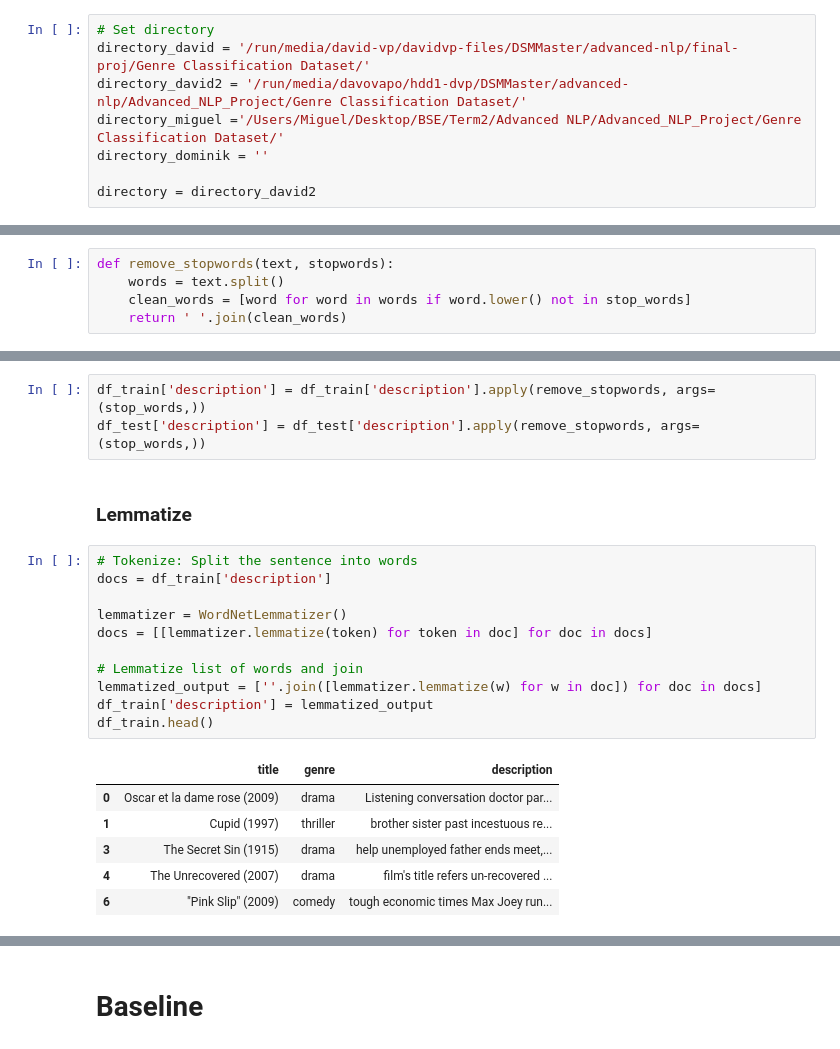
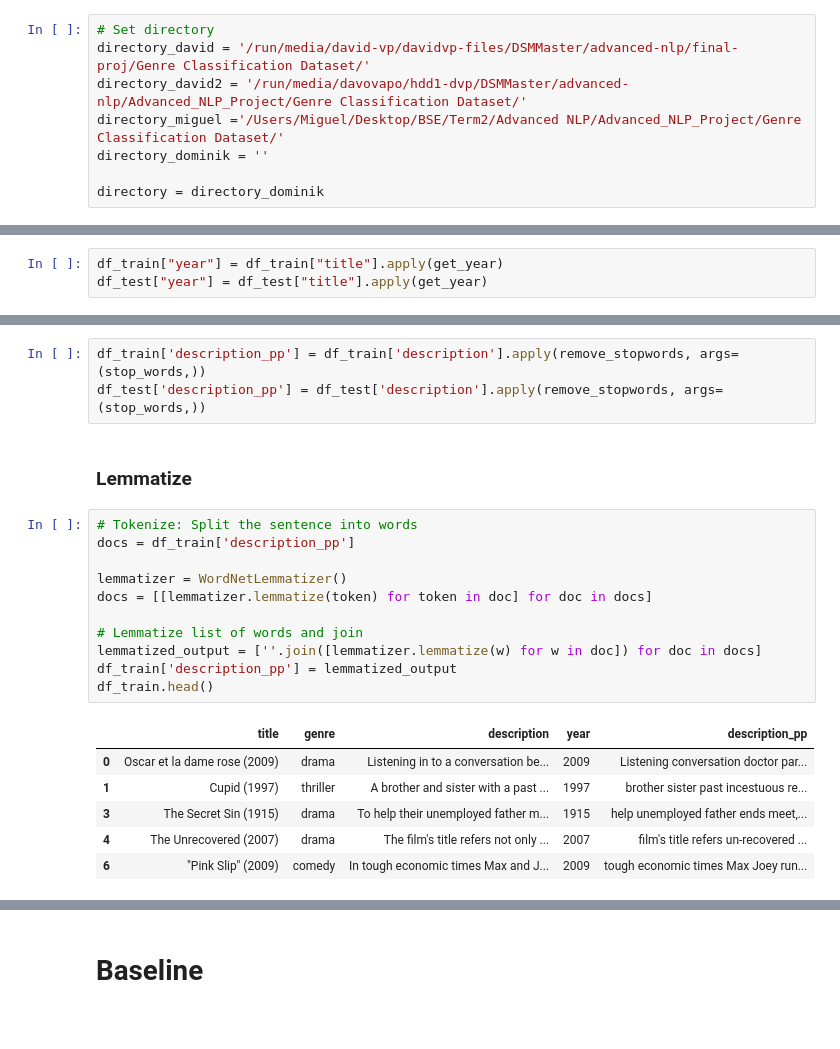
Before and after one commit to dominikwielath/Advanced_NLP_Project, a Jupyter notebook: final-advanced.ipynb, the cells around one changed output, grey strips where cells are left out. Cells and saved outputs as stored; diff of their text form.

Commit message:
Created a separate file with functions and cleaned everything a bit

```diff
--- a/final-advanced.ipynb
+++ b/final-advanced.ipynb
@@ -40,5 +51,5 @@ directory_david2 = '/run/media/davovapo/hdd1-dvp/DSMMaster/advanced-nlp/Advanced
 directory_miguel ='/Users/Miguel/Desktop/BSE/Term2/Advanced NLP/Advanced_NLP_Project/Genre Classification Dataset/'
 directory_dominik = ''
 
-directory = directory_david2
+directory = directory_dominik
 # %%
@@ -99,10 +138,8 @@ plt.show()
+# %%
+df_train["year"] = df_train["title"].apply(get_year)
+df_test["year"] = df_test["title"].apply(get_year)
 # %% [markdown]
 ## Remove Stopwords
-# %%
-def remove_stopwords(text, stopwords):
-    words = text.split()
-    clean_words = [word for word in words if word.lower() not in stop_words]
-    return ' '.join(clean_words)
 # %%
 # Defining stopwords
 # using predefined english stopwords
@@ -122,27 +159,27 @@ my_stopwords = ['lol', 'people', 'expand',
                 'shit','america','issue','new', 'actually','never','whole','exposed','imapct','side','single']
 stop_words.update(my_stopwords)
 # %%
-df_train['description'] = df_train['description'].apply(remove_stopwords, args=(stop_words,))
-df_test['description'] = df_test['description'].apply(remove_stopwords, args=(stop_words,))
+df_train['description_pp'] = df_train['description'].apply(remove_stopwords, args=(stop_words,))
+df_test['description_pp'] = df_test['description'].apply(remove_stopwords, args=(stop_words,))
 # %% [markdown]
 ### Lemmatize
 # %%
 # Tokenize: Split the sentence into words
-docs = df_train['description']
+docs = df_train['description_pp']
 
 lemmatizer = WordNetLemmatizer()
 docs = [[lemmatizer.lemmatize(token) for token in doc] for doc in docs]
 
 # Lemmatize list of words and join
 lemmatized_output = [''.join([lemmatizer.lemmatize(w) for w in doc]) for doc in docs]
-df_train['description'] = lemmatized_output
+df_train['description_pp'] = lemmatized_output
 df_train.head()
 # %% [output]
-|  | title | genre | description |
-| 0 | Oscar et la dame rose (2009) | drama | Listening conversation doctor par... |
-| 1 | Cupid (1997) | thriller | brother sister past incestuous re... |
-| 3 | The Secret Sin (1915) | drama | help unemployed father ends meet,... |
-| 4 | The Unrecovered (2007) | drama | film's title refers un-recovered ... |
-| 6 | "Pink Slip" (2009) | comedy | tough economic times Max Joey run... |
+|  | title | genre | description | year | description_pp |
+| 0 | Oscar et la dame rose (2009) | drama | Listening in to a conversation be... | 2009 | Listening conversation doctor par... |
+| 1 | Cupid (1997) | thriller | A brother and sister with a past ... | 1997 | brother sister past incestuous re... |
+| 3 | The Secret Sin (1915) | drama | To help their unemployed father m... | 1915 | help unemployed father ends meet,... |
+| 4 | The Unrecovered (2007) | drama | The film's title refers not only ... | 2007 | film's title refers un-recovered ... |
+| 6 | "Pink Slip" (2009) | comedy | In tough economic times Max and J... | 2009 | tough economic times Max Joey run... |
 # %%
 # Tokenize: Split the sentence into words
```
Also changed, not shown: parts of 28 cells of this notebook.
